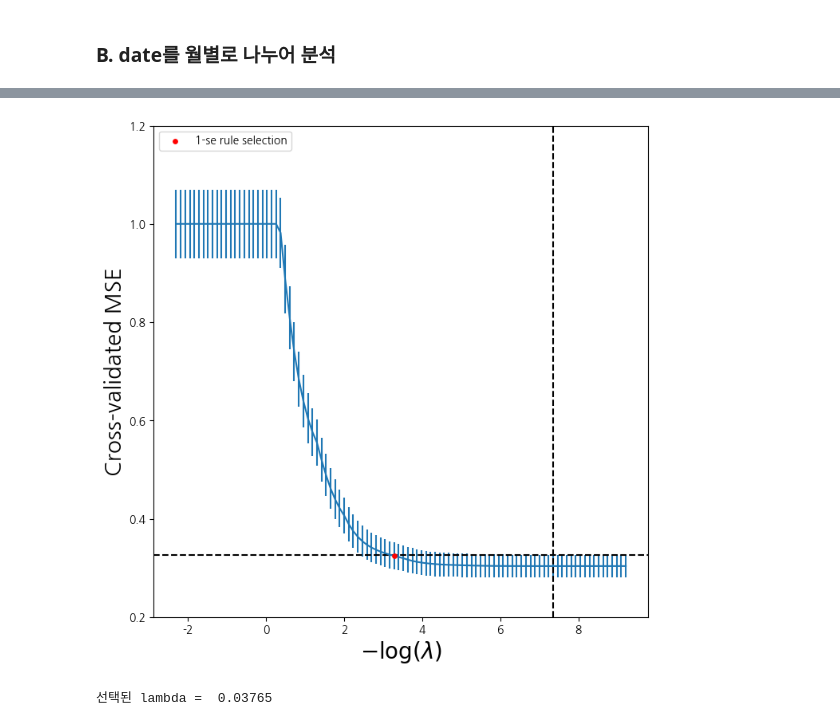
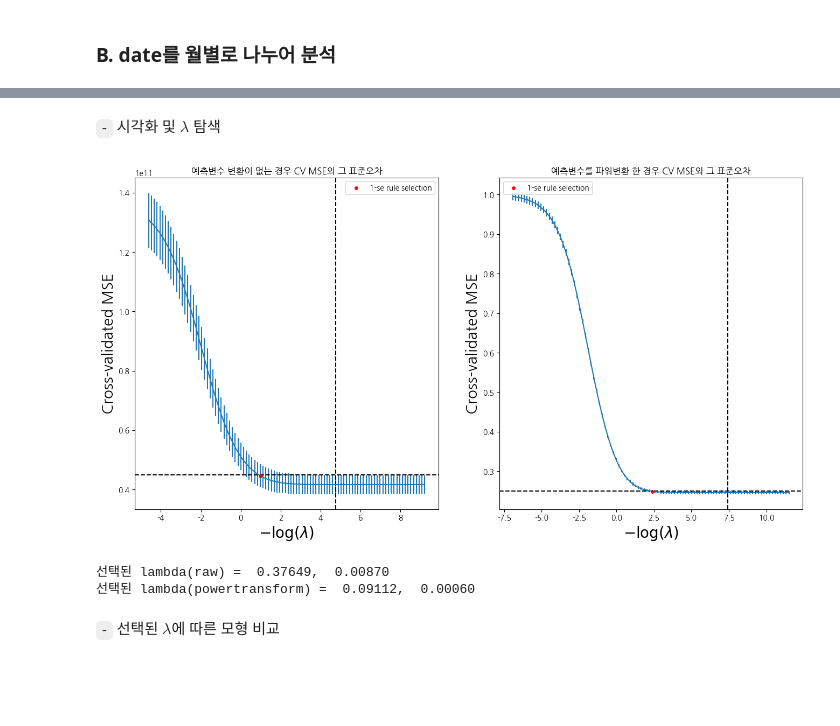
Before and after one commit to HollyRiver/ML2024, a Jupyter notebook: hw/기말 발표/기말 레포트 code.ipynb, the cells around one changed output, grey strips where cells are left out. Cells and saved outputs as stored; diff of their text form; code cells hidden in the pictures; blank space fills up the shorter version.

```diff
--- a/hw/기말 발표/기말 레포트 code.ipynb
+++ b/hw/기말 발표/기말 레포트 code.ipynb
@@ -273,28 +314,56 @@ KeyboardInterrupt:
+# %% [markdown]
+`-` 시각화 및 $\lambda$ 탐색
 # %%
 ## optimized value
-mse_list = lassoCV.mse_path_.mean(1)
+mse_list = ridgeCV.mse_path_.mean(1)
 indx = np.where(mse_list == np.min(mse_list))
 min_mse = mse_list[indx]
-min_std = lassoCV.mse_path_.std(1)[indx]
+min_std = ridgeCV.mse_path_.std(1)[indx]
 simple_indx = np.min(np.where(mse_list <= min_mse + min_std / np.sqrt(10)))
 
+## using powertransformer
+mse_list_trans = ridgeCV_trans.mse_path_.mean(1)
+indx_trans = np.where(mse_list_trans == np.min(mse_list_trans))
+min_mse_trans = mse_list_trans[indx_trans]
+min_std_trans = ridgeCV_trans.mse_path_.std(1)[indx]
+simple_indx_trans = np.min(np.where(mse_list_trans <= min_mse_trans + min_std_trans / np.sqrt(10)))
+
 ## plotting
-lassoCV_fig, ax = plt.subplots(figsize=(8,8))
-ax.errorbar(-np.log(lassoCV.alphas_), lassoCV.mse_path_.mean(1),
-            yerr=lassoCV.mse_path_.std(1) / np.sqrt(10))
-ax.set_ylim([0.2 ,1.2])
-ax.axvline(-np.log(lassoCV.alpha_), c='k', ls='--')
-ax.axhline(min_mse + min_std / np.sqrt(10), c = 'k', ls = '--')
-ax.set_xlabel('$-\log(\lambda)$', fontsize=20)
-ax.set_ylabel('Cross-validated MSE', fontsize=20)
-ax.scatter(-np.log(lassoCV.alphas_[simple_indx]), mse_list[simple_indx],
+lassoCV_fig, axs = plt.subplots(1, 2, figsize=(16,8))
+axs[0].errorbar(-np.log(ridgeCV.alphas_), ridgeCV.mse_path_.mean(1),
+            yerr=ridgeCV.mse_path_.std(1) / np.sqrt(10))
+axs[0].axvline(-np.log(ridgeCV.alpha_), c='k', ls='--')
+axs[0].axhline(min_mse + min_std / np.sqrt(10), c = 'k', ls = '--')
+axs[0].set_xlabel('$-\log(\lambda)$', fontsize=20)
+axs[0].set_ylabel('Cross-validated MSE', fontsize=20)
+axs[0].scatter(-np.log(ridgeCV.alphas_[simple_indx]), mse_list[simple_indx],
            color = "red", s = 15, label = "1-se rule selection", zorder = 5)
-plt.legend()
+axs[0].set_title("예측변수 변환이 없는 경우 CV MSE와 그 표준오차")
+axs[0].legend()
+
+axs[1].errorbar(-np.log(ridgeCV_trans.alphas_), ridgeCV_trans.mse_path_.mean(1),
+            yerr=ridgeCV_trans.mse_path_.std(1) / np.sqrt(10))
+axs[1].axvline(-np.log(ridgeCV_trans.alpha_), c='k', ls='--')
+axs[1].axhline(min_mse_trans + min_std_trans / np.sqrt(10), c = 'k', ls = '--')
+axs[1].set_xlabel('$-\log(\lambda)$', fontsize=20)
+axs[1].set_ylabel('Cross-validated MSE', fontsize=20)
+axs[1].scatter(-np.log(ridgeCV_trans.alphas_[simple_indx_trans]), mse_list_trans[simple_indx_trans],
+           color = "red", s = 15, label = "1-se rule selection", zorder = 5)
+axs[1].set_title("예측변수를 파워변환 한 경우 CV MSE와 그 표준오차")
+axs[1].legend()
+
 plt.show()
 
 ## showing parameter
-optim_lasso = lassoCV.alphas_[simple_indx]
-print(f'선택된 lambda = {optim_lasso : .5f}')
+optim_ridge = ridgeCV.alpha_
+optim_ridge_1se = ridgeCV.alphas_[simple_indx]
+optim_ridge_trans = ridgeCV_trans.alpha_
+optim_ridge_1se_trans = ridgeCV_trans.alphas_[simple_indx_trans]
+print(f'선택된 lambda(raw) = {optim_ridge_1se : .5f}, {optim_ridge : .5f}')
+print(f"선택된 lambda(powertransform) = {optim_ridge_1se_trans : .5f}, {optim_ridge_trans : .5f}")
 # %% [output]
-[figure, old version]
+[figure, new version]
-선택된 lambda =  0.03765
+선택된 lambda(raw) =  0.37649,  0.00870
+선택된 lambda(powertransform) =  0.09112,  0.00060
+# %% [markdown]
+`-` 선택된 $\lambda$에 따른 모형 비교
```
Also changed, not shown: parts of 6 cells of this notebook, 2 other files.
